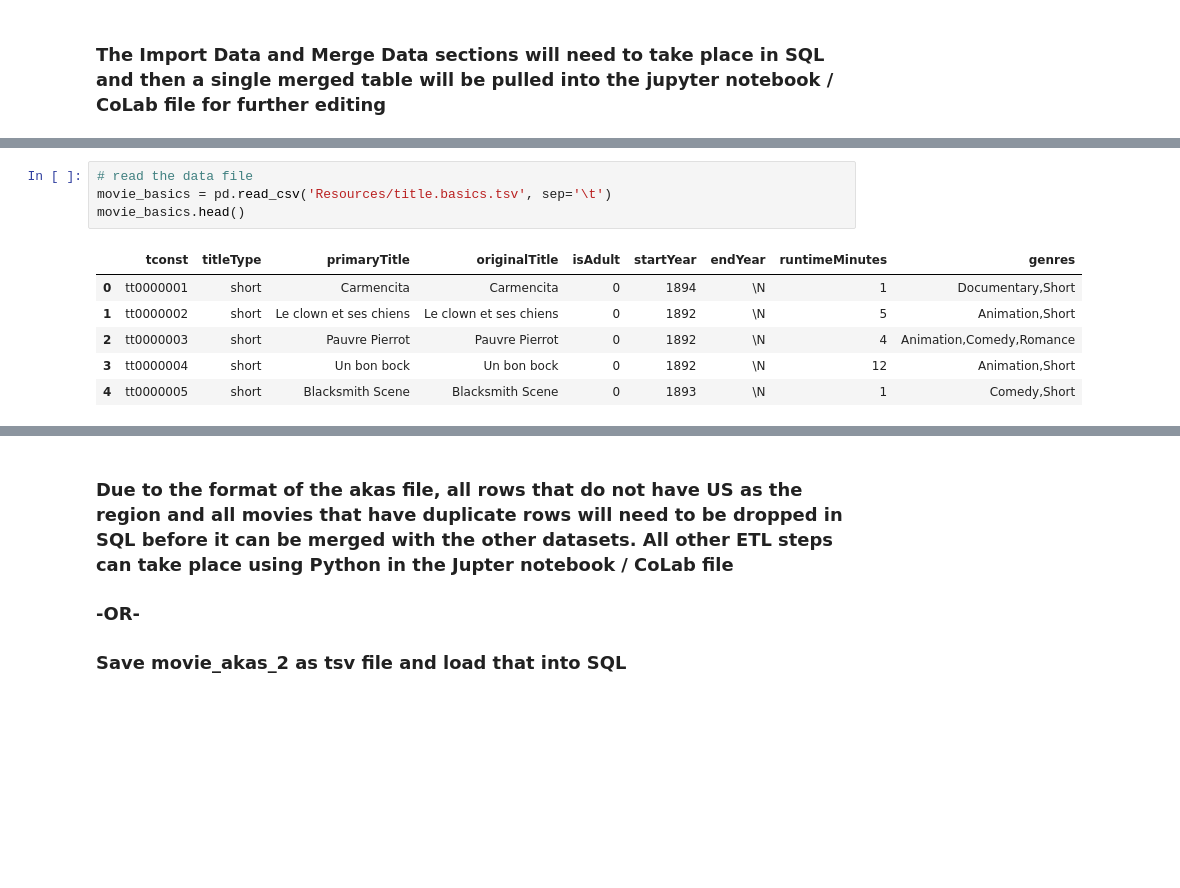
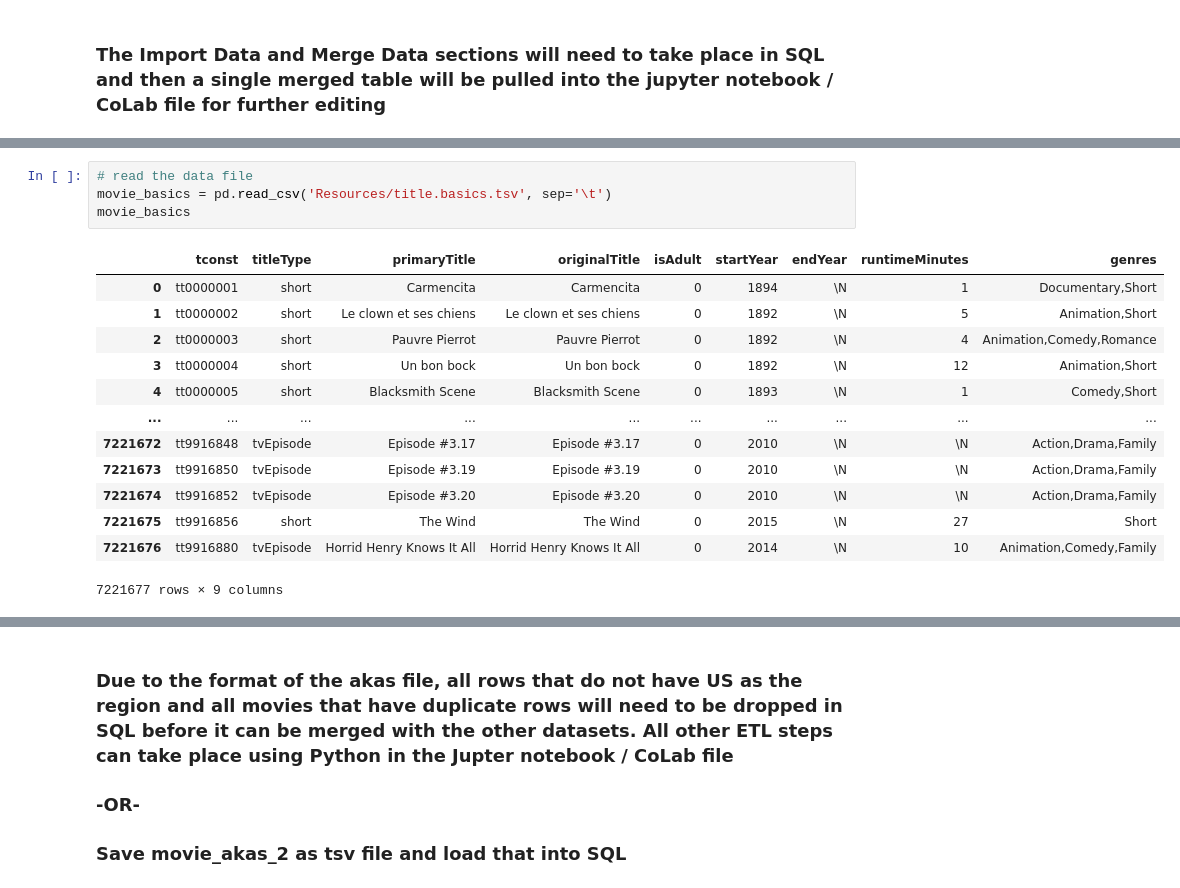
Before and after one commit to hemsmalli5/test, a Jupyter notebook: Project_Master.ipynb, the cells around one changed output, grey strips where cells are left out. Cells and saved outputs as stored; diff of their text form; blank space fills up the shorter version.

```diff
--- a/Project_Master.ipynb
+++ b/Project_Master.ipynb
@@ -33,14 +40,21 @@ movie_akas.head()
 # %%
 # read the data file
 movie_basics = pd.read_csv('Resources/title.basics.tsv', sep='\t')
-movie_basics.head()
+movie_basics
 # %% [output]
 |  | tconst | titleType | primaryTitle | originalTitle | isAdult | startYear | endYear | runtimeMinutes | genres |
 | 0 | tt0000001 | short | Carmencita | Carmencita | 0 | 1894 | \N | 1 | Documentary,Short |
 | 1 | tt0000002 | short | Le clown et ses chiens | Le clown et ses chiens | 0 | 1892 | \N | 5 | Animation,Short |
 | 2 | tt0000003 | short | Pauvre Pierrot | Pauvre Pierrot | 0 | 1892 | \N | 4 | Animation,Comedy,Romance |
 | 3 | tt0000004 | short | Un bon bock | Un bon bock | 0 | 1892 | \N | 12 | Animation,Short |
 | 4 | tt0000005 | short | Blacksmith Scene | Blacksmith Scene | 0 | 1893 | \N | 1 | Comedy,Short |
+| ... | ... | ... | ... | ... | ... | ... | ... | ... | ... |
+| 7221672 | tt9916848 | tvEpisode | Episode #3.17 | Episode #3.17 | 0 | 2010 | \N | \N | Action,Drama,Family |
+| 7221673 | tt9916850 | tvEpisode | Episode #3.19 | Episode #3.19 | 0 | 2010 | \N | \N | Action,Drama,Family |
+| 7221674 | tt9916852 | tvEpisode | Episode #3.20 | Episode #3.20 | 0 | 2010 | \N | \N | Action,Drama,Family |
+| 7221675 | tt9916856 | short | The Wind | The Wind | 0 | 2015 | \N | 27 | Short |
+| 7221676 | tt9916880 | tvEpisode | Horrid Henry Knows It All | Horrid Henry Knows It All | 0 | 2014 | \N | 10 | Animation,Comedy,Family |
+7221677 rows × 9 columns
 # %%
 # read the data file
 movie_ratings = pd.read_csv('Resources/title.ratings.tsv', sep='\t')
```
Also changed, not shown: parts of 20 cells of this notebook.
